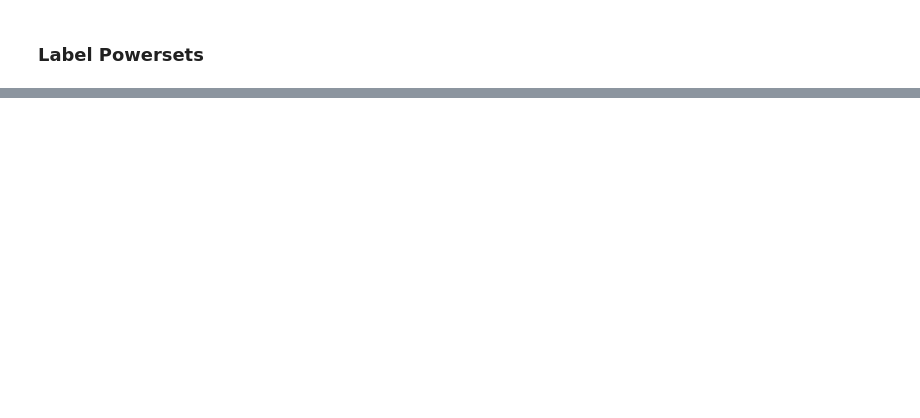
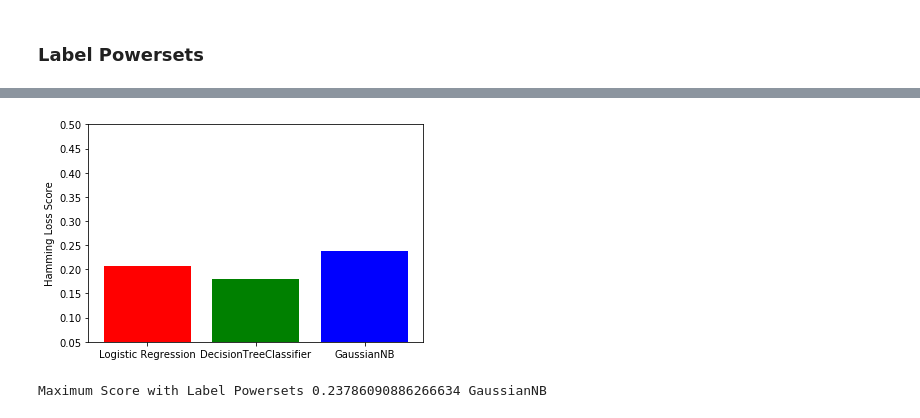
Before and after one commit to Adamantios/Delicious-MIL, a Jupyter notebook: PartA.ipynb, the cells around one changed output, grey strips where cells are left out. Cells and saved outputs as stored; diff of their text form; code cells hidden in the pictures; blank space fills up the shorter version.

```diff
--- a/PartA.ipynb
+++ b/PartA.ipynb
@@ -284,0 +297,8 @@ NameError: name 'RakelD' is not defined
+# %%
+scores = np.array([metrics_lb['Logistic Regression hamming_loss'],metrics_lb['DecisionTreeClassifier hamming_loss'],
+         metrics_lb['GaussianNB hamming_loss']])
+names = ['Logistic Regression', 'DecisionTreeClassifier', 'GaussianNB']
+LB_plots(scores,names)
+# %% [output]
+[figure, added]
+Maximum Score with Label Powersets 0.23786090886266634 GaussianNB
```
Also changed, not shown: parts of 22 cells of this notebook.
